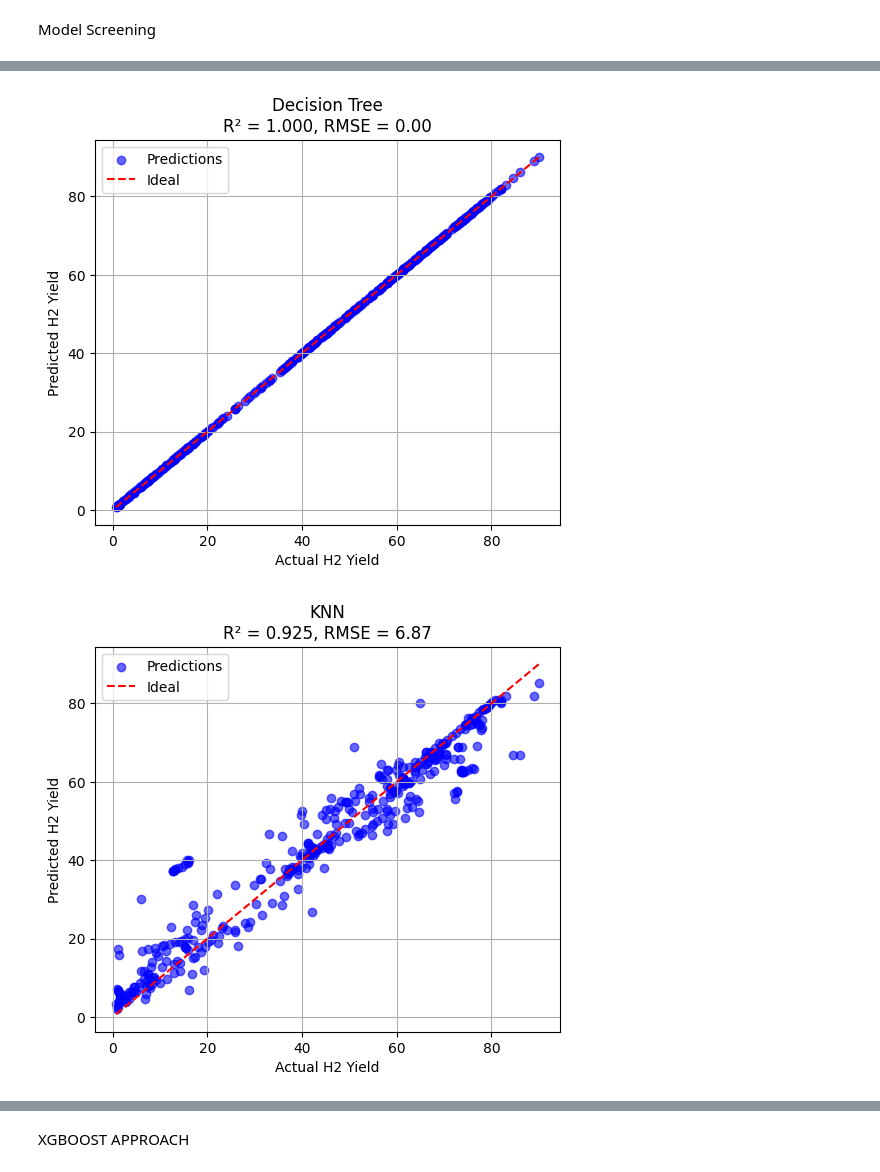
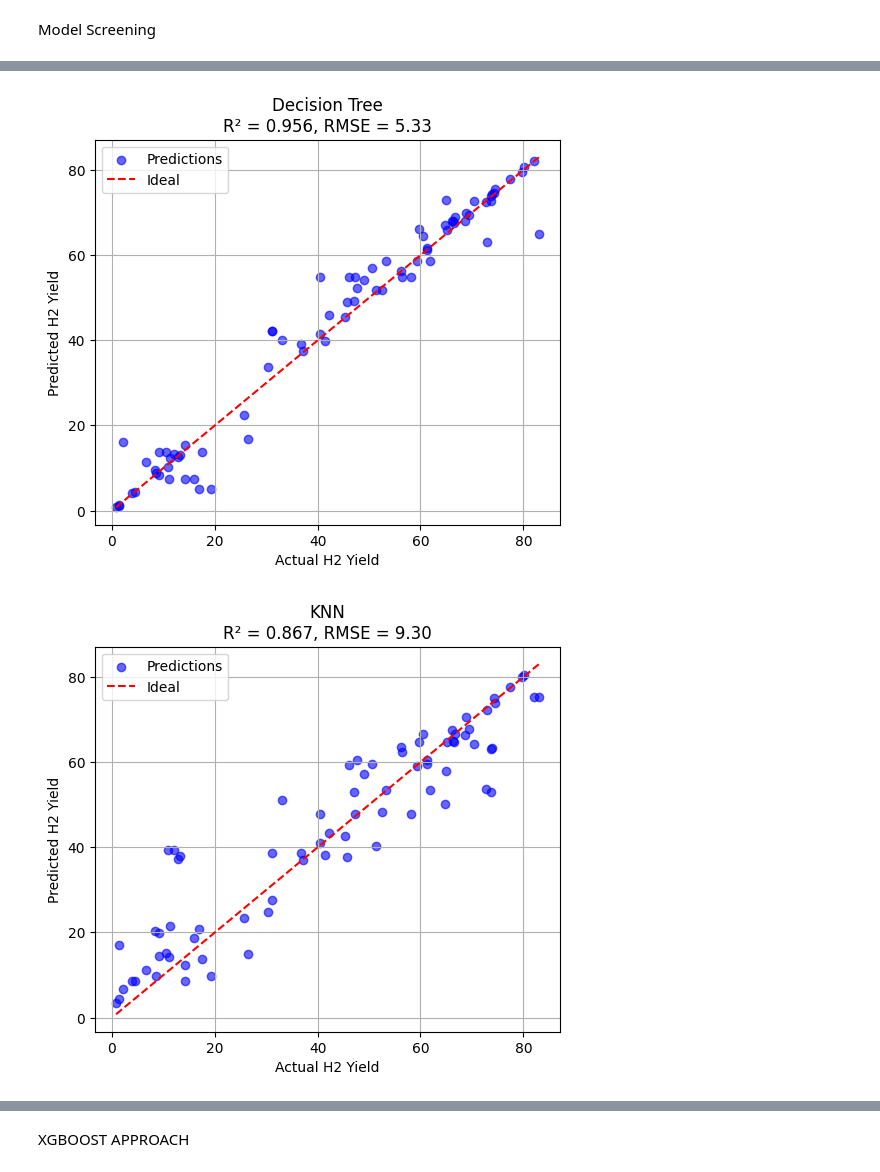
Before and after one commit to propulse-7969/UGP-ML-x-Catalysis, a Jupyter notebook: notebooks/EDA_CDM_H2_Yield.ipynb, the cells around one changed output, grey strips where cells are left out. Saved outputs shown, nothing was run; the diff lists cells and outputs as text; code cells hidden in the pictures.

```diff
--- a/notebooks/EDA_CDM_H2_Yield.ipynb
+++ b/notebooks/EDA_CDM_H2_Yield.ipynb
@@ -70,6 +70,8 @@ Data columns (total 18 columns):
  17  h2_yield_pct        698 non-null    object
 dtypes: float64(8), int64(8), object(2)
 memory usage: 98.3+ KB
+# %%
+df = df.drop(columns=["cu_wt","tio2_wt"])
 # %%
 df = df.replace("-", np.nan)
 # %%
@@ -201,8 +189,8 @@ models = {
 predictions = {}
 
 for name, model in models.items():
-    model.fit(X, y)
-    y_pred = model.predict(X)
+    model.fit(X_train, y_train)
+    y_pred = model.predict(X_test)
     predictions[name] = y_pred
 # %%
 plt.figure(figsize=(8,6))
@@ -215,9 +203,9 @@ colors = {
 }
 
 for name, y_pred in predictions.items():
-    plt.scatter(y, y_pred, label=name, alpha=0.6, color=colors[name])
+    plt.scatter(y_test, y_pred, label=name, alpha=0.6, color=colors[name])
 
-plt.plot([y.min(), y.max()], [y.min(), y.max()], 'k--', lw=2)
+plt.plot([y_test.min(), y_test.max()], [y_test.min(), y_test.max()], 'k--', lw=2)
 
 plt.xlabel("Actual H2 Yield")
 plt.ylabel("Predicted H2 Yield")
@@ -239,17 +227,17 @@ models = {
 }
 
 for name, model in models.items():
-    model.fit(X, y)
-    y_pred = model.predict(X)
+    model.fit(X_train, y_train)
+    y_pred = model.predict(X_test)
 
-    r2 = r2_score(y, y_pred)
-    rmse = np.sqrt(mean_squared_error(y, y_pred))
+    r2 = r2_score(y_test, y_pred)
+    rmse = np.sqrt(mean_squared_error(y_test, y_pred))
 
     plt.figure(figsize=(6,5))
 
-    plt.scatter(y, y_pred, color='blue', alpha=0.6, label='Predictions')
+    plt.scatter(y_test, y_pred, color='blue', alpha=0.6, label='Predictions')
 
-    plt.plot([y.min(), y.max()], [y.min(), y.max()], 'r--', label='Ideal')
+    plt.plot([y_test.min(), y_test.max()], [y_test.min(), y_test.max()], 'r--', label='Ideal')
 
     plt.xlabel("Actual H2 Yield")
     plt.ylabel("Predicted H2 Yield")
@@ -263,2 +251,2 @@ for name, model in models.items():
-[figure, old version]
+[figure, new version]
-[figure, old version]
+[figure, new version]
```
Also changed, not shown: parts of 7 cells of this notebook, 8 other files.
